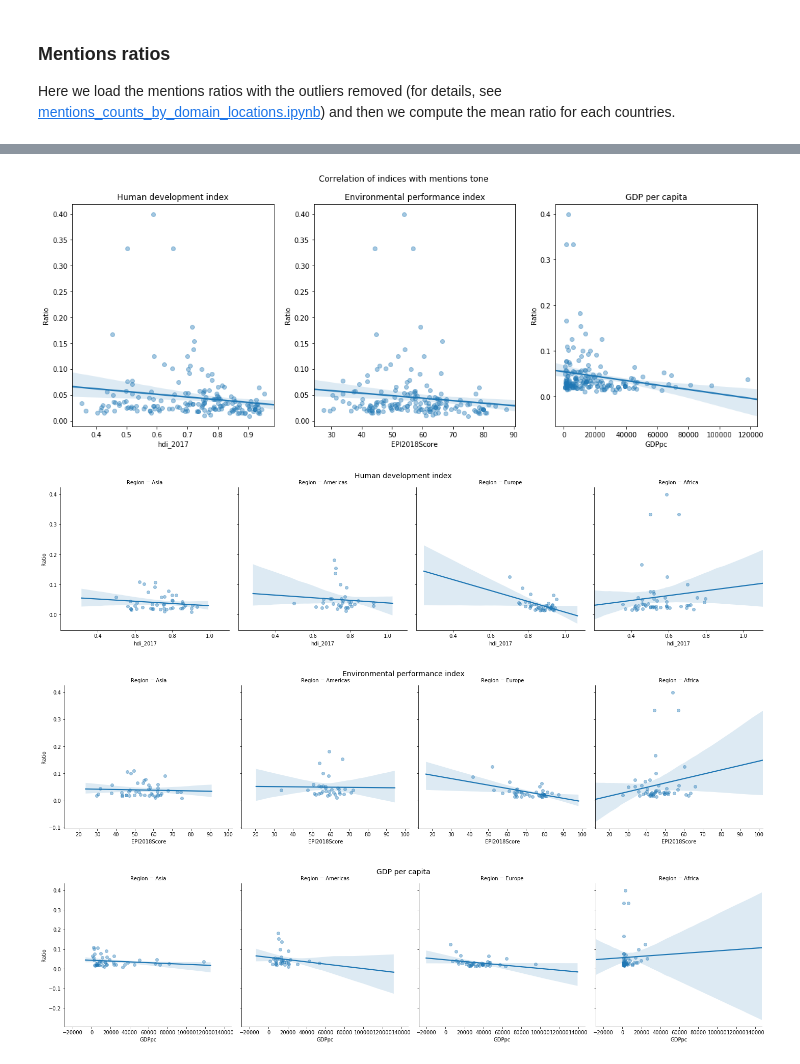
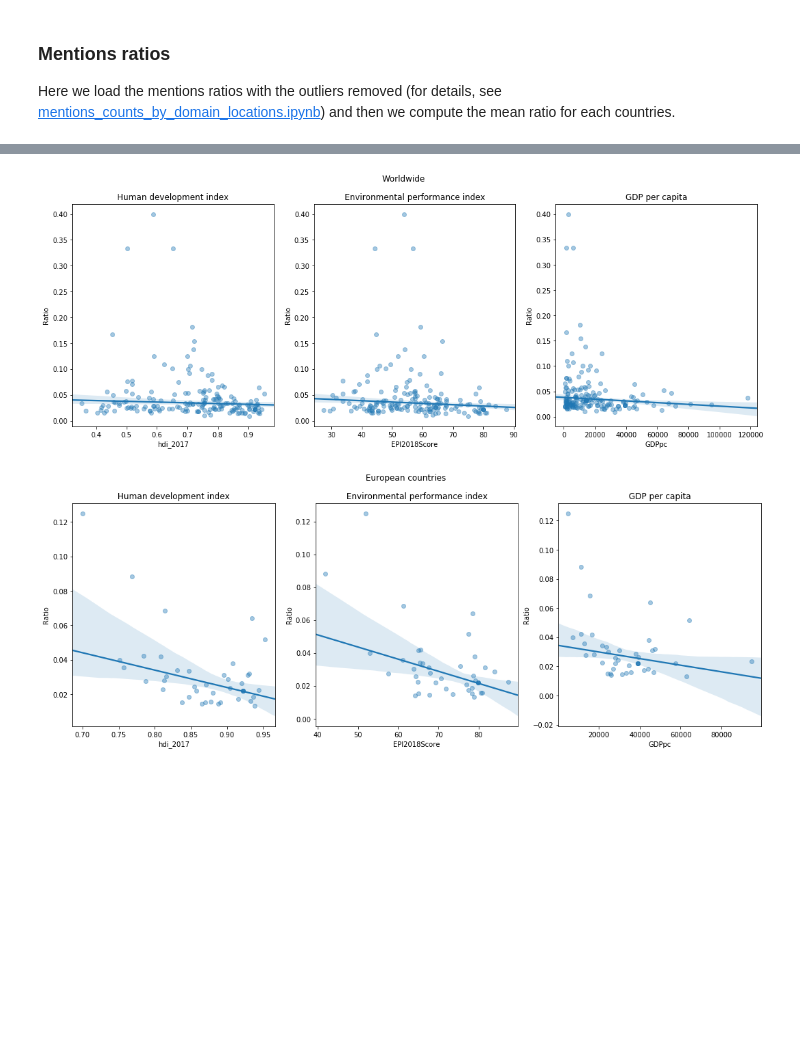
Before and after one commit to damlobster/ada2018, a Jupyter notebook: src/local/correlations/mentions_ratios_correlations.ipynb, the cells around one changed output, grey strips where cells are left out. Drawn from its saved outputs; the diff is of its cells as text; code cells hidden in the pictures; blank space fills up the shorter version.

```diff
--- a/src/local/correlations/mentions_ratios_correlations.ipynb
+++ b/src/local/correlations/mentions_ratios_correlations.ipynb
@@ -102,7 +102,7 @@ external_data.head(5)
 # %% [markdown]
 # Plot linear regressions
 # %%
-def plot_worldwide(data, feature, title, robust):
+def plot_regressions(data, feature, title, robust):
     plt.figure(figsize=(18,6))
     plt.suptitle(title)
     plt.subplot(131, title="Human development index")
@@ -153,5 +142,5 @@ tones_joined.head(5)
 | AL | -2.445430 | 0.785 | Albania | 11359.099160 | 65.46 | Europe |
 | AM | -1.443507 | 0.755 | Armenia | 8190.239289 | 62.07 | Asia |
 # %%
-robust = False
+robust = True
 # %%
@@ -201,10 +188,8 @@ ratios_joined.sample(5)
 # %%
-plot_worldwide(ratios_joined, "Ratio", "Correlation of indices with mentions tone", robust=robust)
+plot_regressions(ratios_joined, "Ratio", "Worldwide", robust=robust)
 # %% [output]
-[figure, old version]
+[figure, new version]
 # %%
-plot_by_regions(ratios_joined, "Ratio", robust=robust)
+plot_regressions(ratios_joined[ratios_joined.Region=="Europe"], "Ratio", "European countries", robust=robust)
 # %% [output]
-[figure, old version]
+[figure, new version]
-[figure, removed]
-[figure, removed]
```
Also changed, not shown: parts of 8 cells of this notebook, 1 other file.
